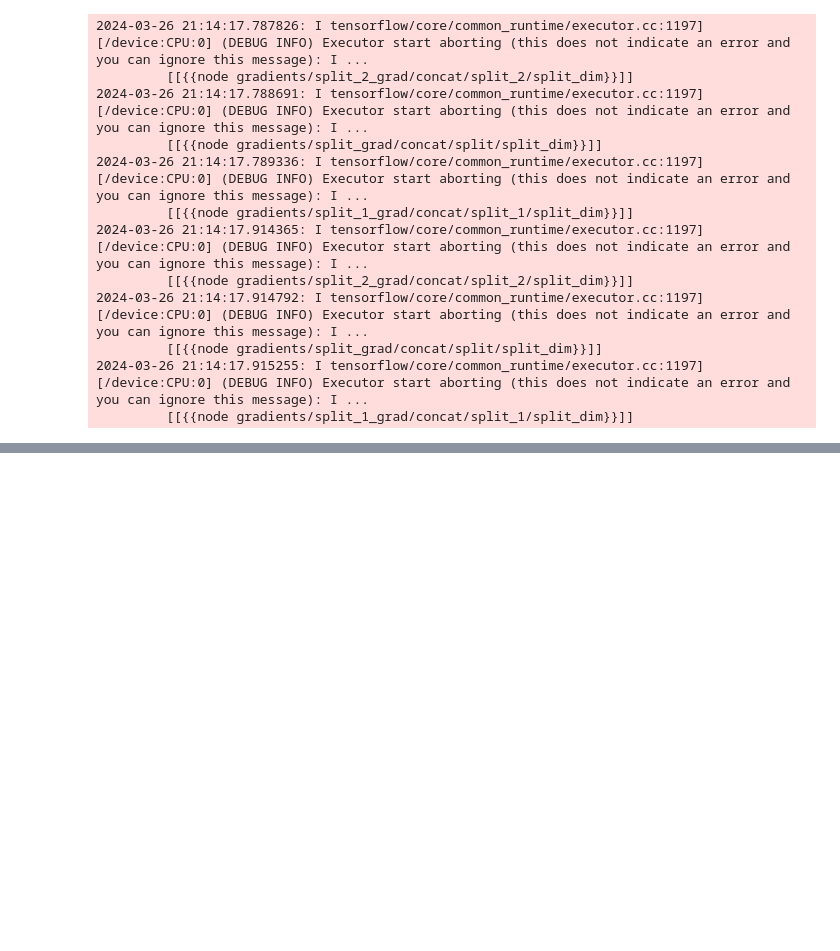
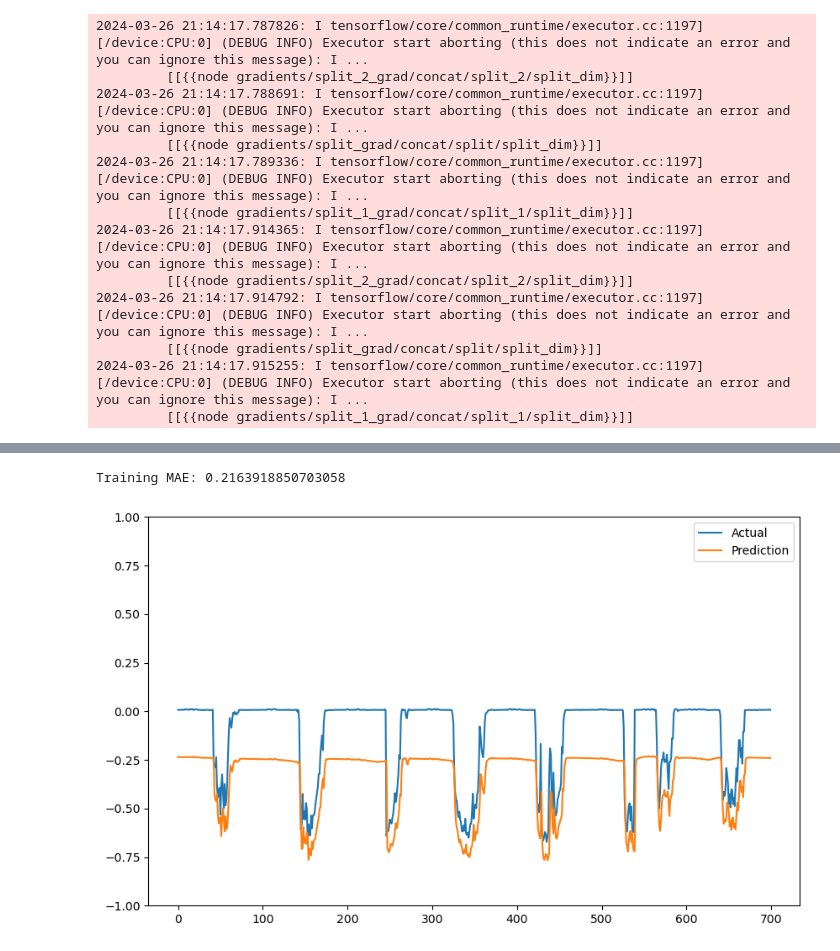
Before and after one commit to dguiraldes/aml_project, a Jupyter notebook: Adri_GRU_2.ipynb, the cells around one changed output, grey strips where cells are left out. Drawn from its saved outputs; the diff is of its cells as text; code cells hidden in the pictures; blank space fills up the shorter version.

```diff
--- a/Adri_GRU_2.ipynb
+++ b/Adri_GRU_2.ipynb
@@ -470,0 +467,8 @@ KeyboardInterrupt:
+# %%
+gru_model4 = keras.Sequential()
+gru_model4.add(GRU(64, input_shape=(num_lags, 1), return_sequences=True))
+gru_model4.add(Dropout(0.2))  # Adding dropout for regularization
+gru_model4.add(GRU(64))
+gru_model4.add(layers.BatchNormalization())
+gru_model4.add(Dense(8, 'relu'))
+gru_model4.add(layers.Dense(1))
@@ -470,0 +488,4 @@ KeyboardInterrupt:
+# %%
+#Decrease learning rate to 0.001 to increase speed
+gru_model4.compile(loss='mse', optimizer=Adam(learning_rate=0.001), metrics=[MeanSquaredError()])
+gru_model4.fit(X_train, y_train, validation_data=(X_val, y_val), epochs=5)
@@ -470,0 +533,4 @@ KeyboardInterrupt:
+# %%
+train_predictions4 = gru_model4.predict(X_train).flatten()
+train_results4 = pd.DataFrame(data={'Train Predictions':train_predictions4, 'Actuals':y_train})
+train_results4
@@ -470,0 +564,10 @@ KeyboardInterrupt:
+# %%
+plt.figure(figsize=(10,6))
+plt.plot(train_results4['Actuals'][0:700], label='Actual')
+plt.plot(train_results4['Train Predictions'][0:700], label='Prediction')
+plt.ylim((-1,1))
+plt.legend()
+print(f"Training MAE: {mean_absolute_error(y_train, train_predictions4)}")
+# %% [output]
+Training MAE: 0.2163918850703058
+[figure, added]
```
Also changed, not shown: parts of 7 cells of this notebook.
